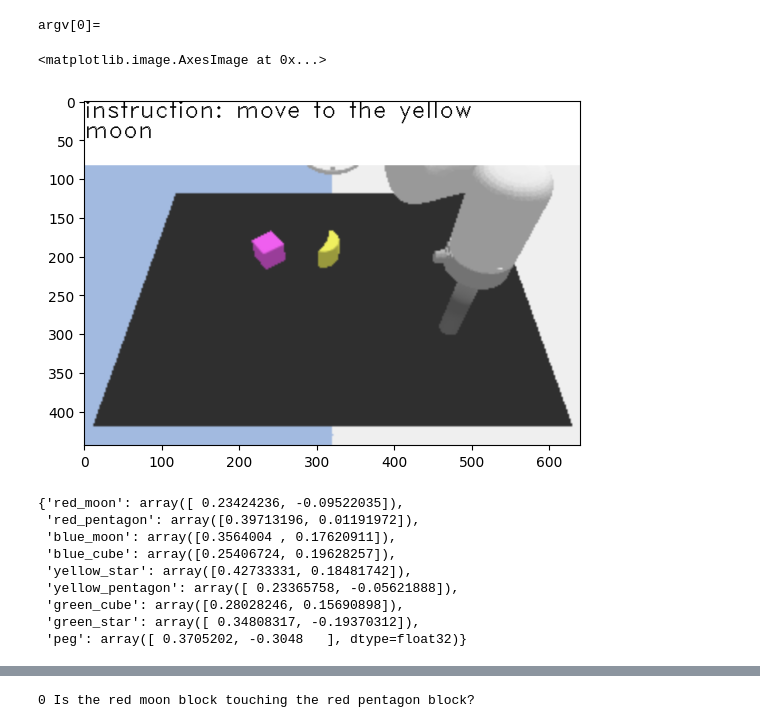
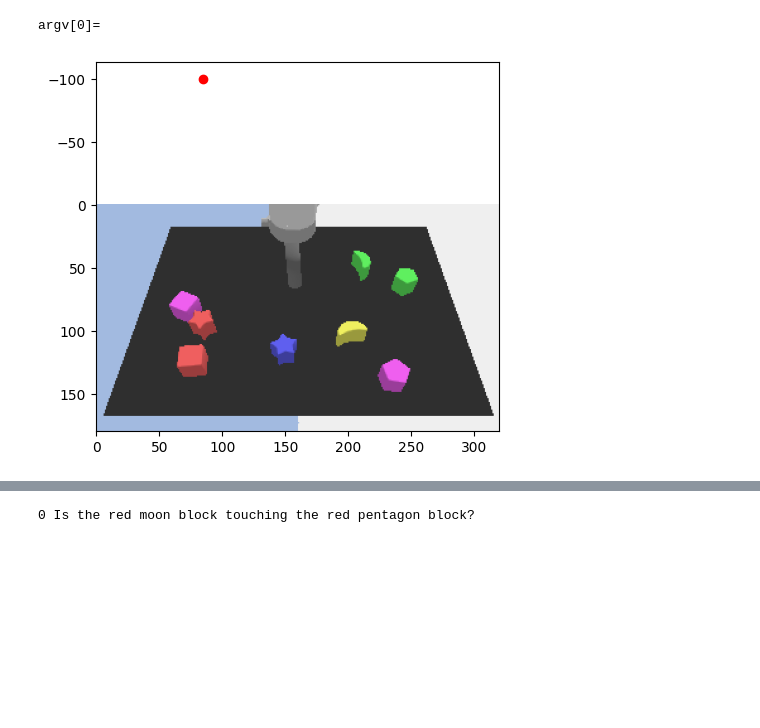
Before and after one commit to JacobB33/language-table, a Jupyter notebook: language_table/examples/lang_table_qa.ipynb, the cells around one changed output, grey strips where cells are left out. Drawn from its saved outputs; the diff is of its cells as text; code cells hidden in the pictures; blank space fills up the shorter version.

Commit message:
updates to lang table for data set generation

```diff
--- a/language_table/examples/lang_table_qa.ipynb
+++ b/language_table/examples/lang_table_qa.ipynb
@@ -50,34 +50,40 @@ traj = pickle.load(open("/home/jacob/projects/semantic_world_modeling/language-t
 # env.set_pybullet_state(traj["initial_state"])
 # %% [output]
 argv[0]=
-# %%
-plt.imshow(env.render())
-# %% [output]
-<matplotlib.image.AxesImage at 0x...>
-[figure, removed]
-# %%
-for _ in range(10):
-    env.step(env.action_space.sample())
-def get_env_state(env):
-    state = env._compute_state()
-
-    visible_block_ids = [env._block_to_pybullet_id[i] for i in env._blocks_on_table]
-    ids_to_names = {v: k for k, v in env._block_to_pybullet_id.items()}
-    blocks = [obj for obj in env.get_pybullet_state()["objects"] if obj.obj_id in visible_block_ids]
-    block_positions = {ids_to_names[obj.obj_id]: np.array(obj.base_pose[0])[:2] for obj in blocks}
-
-    # GET THE PEG POSE
-    block_positions["peg"] = np.array(state['effector_target_translation'])
-
-    return block_positions
-get_env_state(env)
-# %% [output]
-{'red_moon': array([ 0.23424236, -0.09522035]),
- 'red_pentagon': array([0.39713196, 0.01191972]),
- 'blue_moon': array([0.3564004 , 0.17620911]),
- 'blue_cube': array([0.25406724, 0.19628257]),
- 'yellow_star': array([0.42733331, 0.18481742]),
- 'yellow_pentagon': array([ 0.23365758, -0.05621888]),
- 'green_cube': array([0.28028246, 0.15690898]),
- 'green_star': array([ 0.34808317, -0.19370312]),
- 'peg': array([ 0.3705202, -0.3048   ], dtype=float32)}
+# %%
+for _ in range(10):
+    ts, _, _, _= env.step(env.action_space.sample())
+block_positions = env.get_block_states()
+# %%
+from language_table.environments.constants import CENTER_X, CENTER_Y
+# def get_image_coords(pose, env):
+#     viewm, projm, front_position, lookat, updir = env.calc_camera_params(env.image_size)
+#     # convert the tuples to np arrays
+#     view_matrix = np.array(viewm).reshape(4, 4).T
+#     projection_matrix = np.array(projm).reshape(4, 4).T
+#     clip_coords = projection_matrix @ (view_matrix @ pose)
+#     w = clip_coords[3]
+
+#     # if abs(w) > 1e-2:
+#     #     ndc = clip_coords[:3] / w
+#     #     print(f"w is not zero, {w}.")
+#     # else:
+#     #     ndc = clip_coords[:3] / w
+#     ndc = clip_coords[:3] / w
+#     ndc_x = ndc[0]
+#     ndc_y = ndc[1]
+
+#     # Convert NDC coordinates to pixel coordinates
+#     pixel_x = int(round((ndc_x + 1.0) * (screen_width - 1) * 0.5))
+#     pixel_y = int(round((1.0 - ndc_y) * (screen_height - 1) * 0.5))
+#     return pixel_x, pixel_y
+
+rgb = ts['rgb']
+peg_pose = block_positions['red_star']
+pixel_x, pixel_y = env.get_camera_pix_coords(peg_pose)
+
+plt.imshow(rgb)
+plt.scatter(pixel_x, pixel_y, c='r')
+plt.show()
+# %% [output]
+[figure, added]
```
Also changed, not shown: parts of 4 cells of this notebook, 10 other files.
